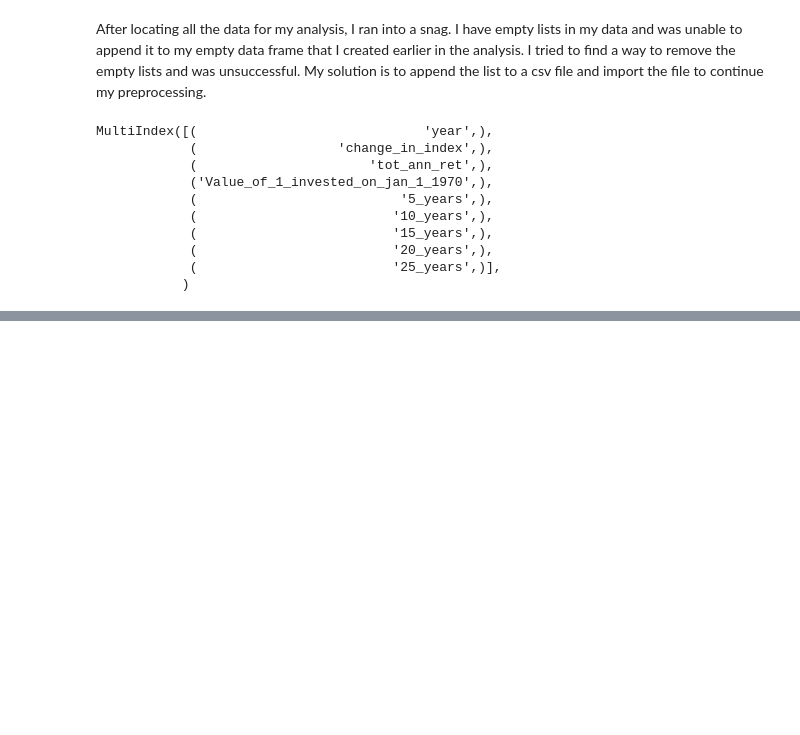
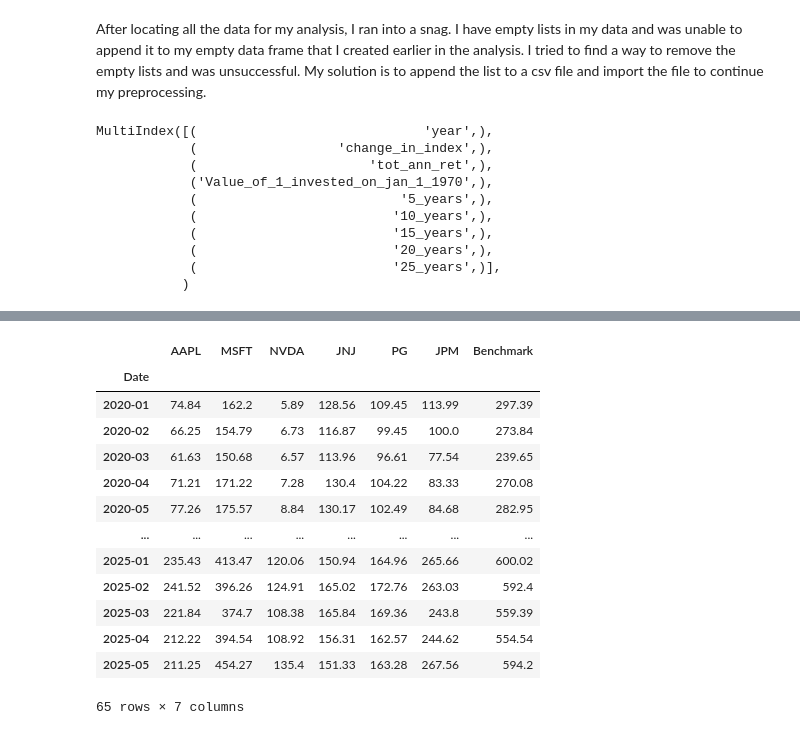
Before and after one commit to MWPerrineJr/data_prep_final, a Jupyter notebook: Final Project.ipynb, the cells around one changed output, grey strips where cells are left out. Cells and saved outputs as stored; diff of their text form; code cells hidden in the pictures; blank space fills up the shorter version.

```diff
--- a/Final Project.ipynb
+++ b/Final Project.ipynb
@@ -418,0 +459,19 @@ gspc_cleaned.head()
+# %%
+# This code creates a subset with the adjusted close for the stocks
+stock_data = historical_data['Adj Close']
+stock_data
+# %% [output]
+|  | AAPL | MSFT | NVDA | JNJ | PG | JPM | Benchmark |
+| Date |  |  |  |  |  |  |  |
+| 2020-01 | 74.84 | 162.2 | 5.89 | 128.56 | 109.45 | 113.99 | 297.39 |
+| 2020-02 | 66.25 | 154.79 | 6.73 | 116.87 | 99.45 | 100.0 | 273.84 |
+| 2020-03 | 61.63 | 150.68 | 6.57 | 113.96 | 96.61 | 77.54 | 239.65 |
+| 2020-04 | 71.21 | 171.22 | 7.28 | 130.4 | 104.22 | 83.33 | 270.08 |
+| 2020-05 | 77.26 | 175.57 | 8.84 | 130.17 | 102.49 | 84.68 | 282.95 |
+| ... | ... | ... | ... | ... | ... | ... | ... |
+| 2025-01 | 235.43 | 413.47 | 120.06 | 150.94 | 164.96 | 265.66 | 600.02 |
+| 2025-02 | 241.52 | 396.26 | 124.91 | 165.02 | 172.76 | 263.03 | 592.4 |
+| 2025-03 | 221.84 | 374.7 | 108.38 | 165.84 | 169.36 | 243.8 | 559.39 |
+| 2025-04 | 212.22 | 394.54 | 108.92 | 156.31 | 162.57 | 244.62 | 554.54 |
+| 2025-05 | 211.25 | 454.27 | 135.4 | 151.33 | 163.28 | 267.56 | 594.2 |
+65 rows × 7 columns
```
Also changed, not shown: parts of 12 cells of this notebook, 4 other files.
